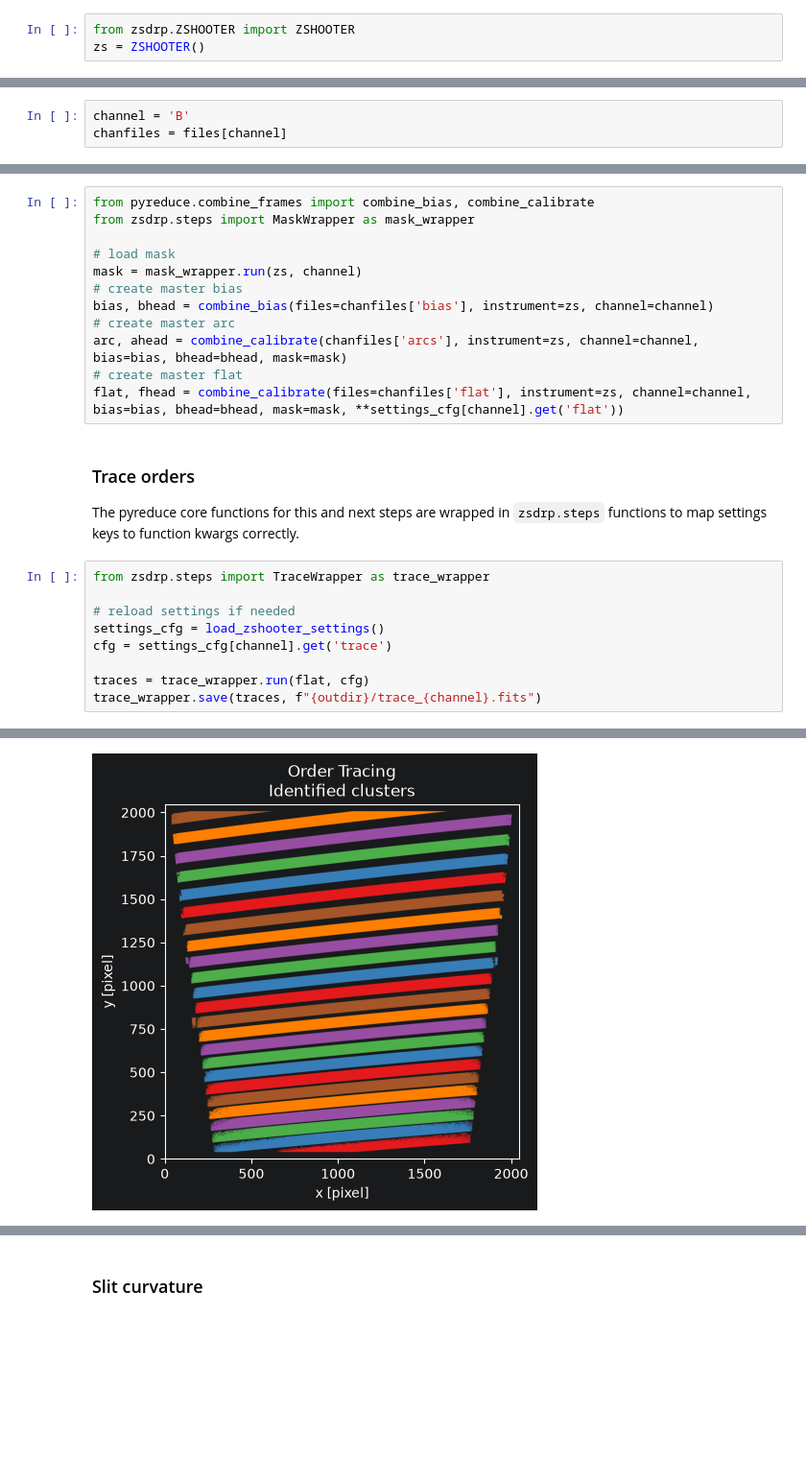
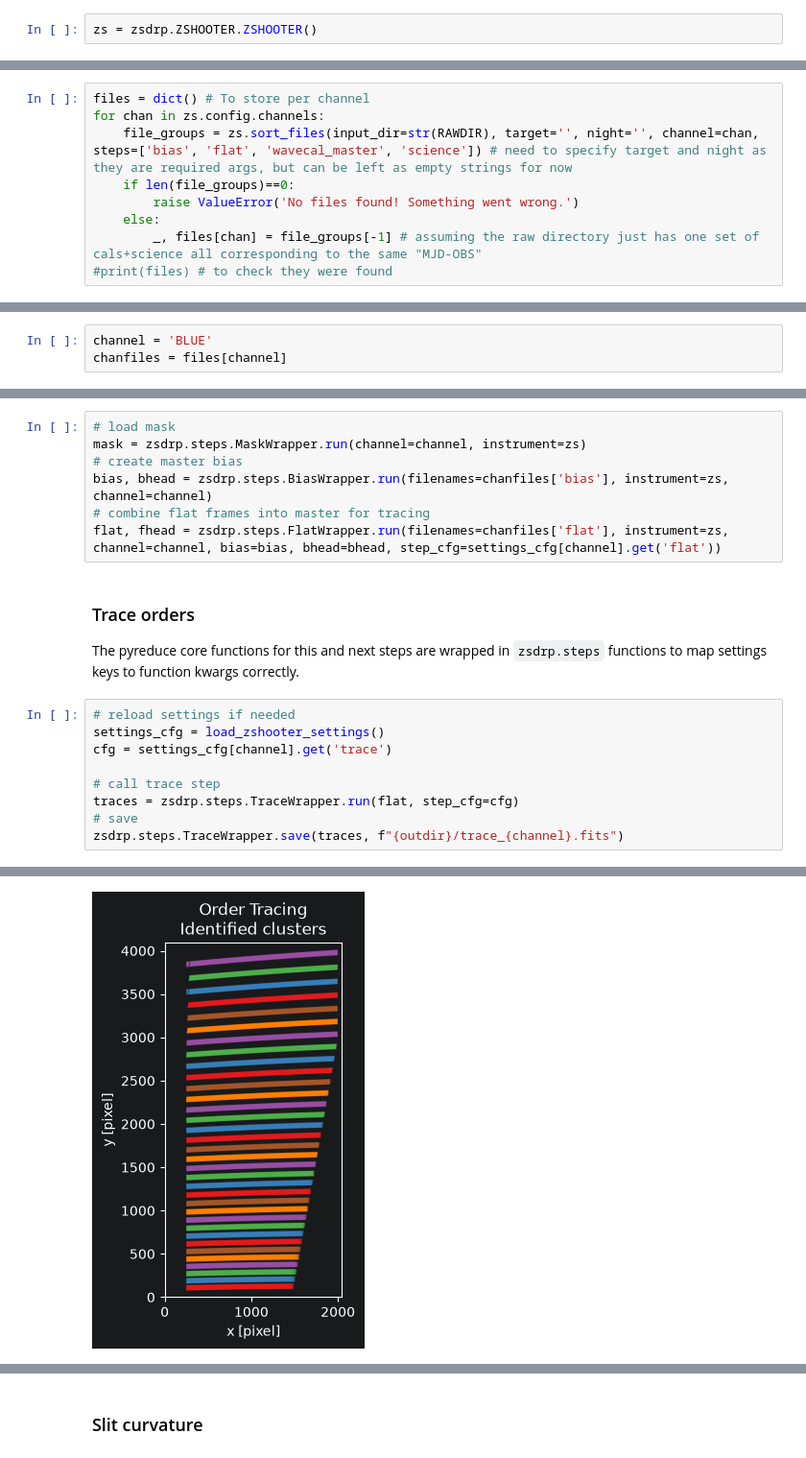
Before and after one commit to CaltechOpticalObservatories/zshooter-drp, a Jupyter notebook: notebooks/extraction_demo.ipynb, the cells around one changed output, grey strips where cells are left out. Shown at 96% size. Drawn from its saved outputs; the diff is of its cells as text; blank space fills up the shorter version.

```diff
--- a/notebooks/extraction_demo.ipynb
+++ b/notebooks/extraction_demo.ipynb
@@ -17,6 +21,5 @@ methods to load it correctly.
 # %%
-from zsdrp.ZSHOOTER import ZSHOOTER
-zs = ZSHOOTER()
+zs = zsdrp.ZSHOOTER.ZSHOOTER()
 # %% [markdown]
 ## Load files
 # %%
@@ -33,0 +34,9 @@ for chan in zs.config.channels:
+# %%
+files = dict() # To store per channel
+for chan in zs.config.channels:
+    file_groups = zs.sort_files(input_dir=str(RAWDIR), target='', night='', channel=chan, steps=['bias', 'flat', 'wavecal_master', 'science']) # need to specify target and night as they are required args, but can be left as empty strings for now
+    if len(file_groups)==0:
+        raise ValueError('No files found! Something went wrong.')
+    else:
+        _, files[chan] = file_groups[-1] # assuming the raw directory just has one set of cals+science all corresponding to the same "MJD-OBS"
+#print(files) # to check they were found
@@ -64,5 +112,5 @@ Let's reduce the data of one channel step-by-step using core algorithms from pyr
 # %%
-channel = 'B'
+channel = 'BLUE'
 chanfiles = files[channel]
 # %% [markdown]
 ### Master combine and load mask
@@ -77,27 +126,22 @@ Preproc of other image types is handled by `combine_calibrate`. It corrects them
 # %%
-from pyreduce.combine_frames import combine_bias, combine_calibrate
-from zsdrp.steps import MaskWrapper as mask_wrapper
-
 # load mask
-mask = mask_wrapper.run(zs, channel)
+mask = zsdrp.steps.MaskWrapper.run(channel=channel, instrument=zs)
 # create master bias
-bias, bhead = combine_bias(files=chanfiles['bias'], instrument=zs, channel=channel)
-# create master arc
-arc, ahead = combine_calibrate(chanfiles['arcs'], instrument=zs, channel=channel, bias=bias, bhead=bhead, mask=mask)
-# create master flat
-flat, fhead = combine_calibrate(files=chanfiles['flat'], instrument=zs, channel=channel, bias=bias, bhead=bhead, mask=mask, **settings_cfg[channel].get('flat'))
+bias, bhead = zsdrp.steps.BiasWrapper.run(filenames=chanfiles['bias'], instrument=zs, channel=channel)
+# combine flat frames into master for tracing
+flat, fhead = zsdrp.steps.FlatWrapper.run(filenames=chanfiles['flat'], instrument=zs, channel=channel, bias=bias, bhead=bhead, step_cfg=settings_cfg[channel].get('flat'))
 # %% [markdown]
 ### Trace orders
 
 The pyreduce core functions for this and next steps are wrapped in `zsdrp.steps` functions to map settings keys to function
 kwargs correctly.
 # %%
-from zsdrp.steps import TraceWrapper as trace_wrapper
-
 # reload settings if needed
 settings_cfg = load_zshooter_settings()
 cfg = settings_cfg[channel].get('trace')
 
-traces = trace_wrapper.run(flat, cfg)
-trace_wrapper.save(traces, f"{outdir}/trace_{channel}.fits")
+# call trace step
+traces = zsdrp.steps.TraceWrapper.run(flat, step_cfg=cfg)
+# save
+zsdrp.steps.TraceWrapper.save(traces, f"{outdir}/trace_{channel}.fits")
 # %% [output]
@@ -110,2 +148,2 @@ Loading settings for channel: K
 Tracing parameters: {'degree': 4, 'max_error': None, 'degree_before_merge': 2, 'regularization': 0, 'closing_shape': [2, 2], 'opening_shape': [1, 1], 'auto_merge_threshold': 0.9, 'merge_min_threshold' ...
-[figure, old version]
+[figure, new version]
```
Also changed, not shown: parts of 39 cells of this notebook, 18 other files.
